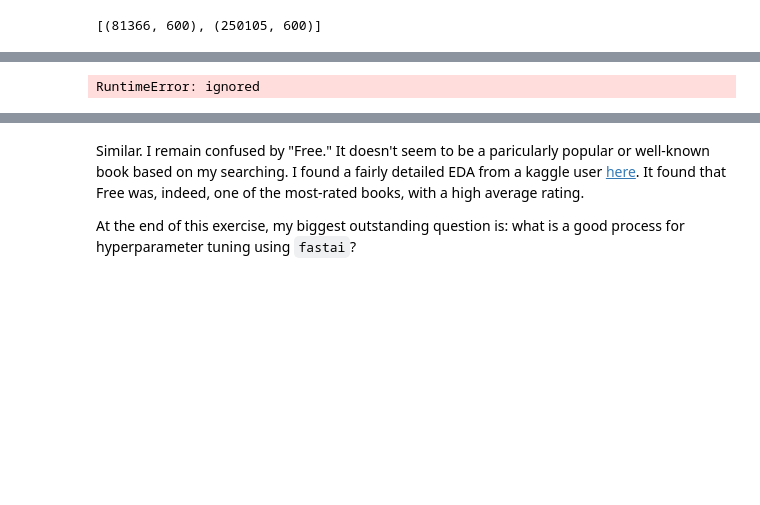
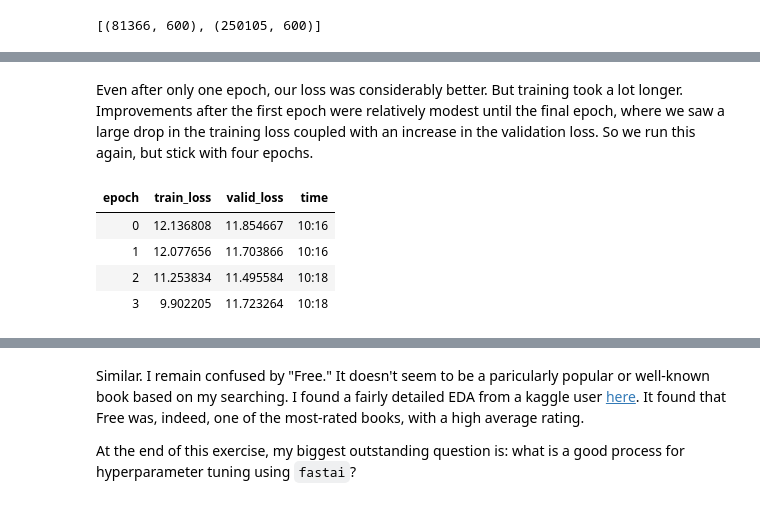
Before and after one commit to djliden/deep_learning_practice, a Jupyter notebook: notebooks/Collaborative Filtering Book Recommendations.ipynb, the cells around one changed output, grey strips where cells are left out. Cells and saved outputs as stored; diff of their text form; code cells hidden in the pictures; blank space fills up the shorter version.

```diff
--- a/notebooks/Collaborative Filtering Book Recommendations.ipynb
+++ b/notebooks/Collaborative Filtering Book Recommendations.ipynb
@@ -142,8 +161,13 @@ embs
+# %% [markdown]
+Even after only one epoch, our loss was considerably better. But training took a lot longer. Improvements after the first epoch were relatively modest until the final epoch, where we saw a large drop in the training loss coupled with an increase in the validation loss. So we run this again, but stick with four epochs.
 # %%
 learn = collab_learner(dls, use_nn=True, y_range = (0,10.5), layers=[100,50])
-learn.lr_find()
-#learn.fit_one_cycle(5, 0.1, wd=0.1)
+learn.fit_one_cycle(4, 5e-3, wd=0.1)
 # %% [output]
-RuntimeError: ignored
+| epoch | train_loss | valid_loss | time |
+| 0 | 12.136808 | 11.854667 | 10:16 |
+| 1 | 12.077656 | 11.703866 | 10:16 |
+| 2 | 11.253834 | 11.495584 | 10:18 |
+| 3 | 9.902205 | 11.723264 | 10:18 |
 # %%
 learn.recorder.plot_loss()
```
Also changed, not shown: parts of 11 cells of this notebook.
